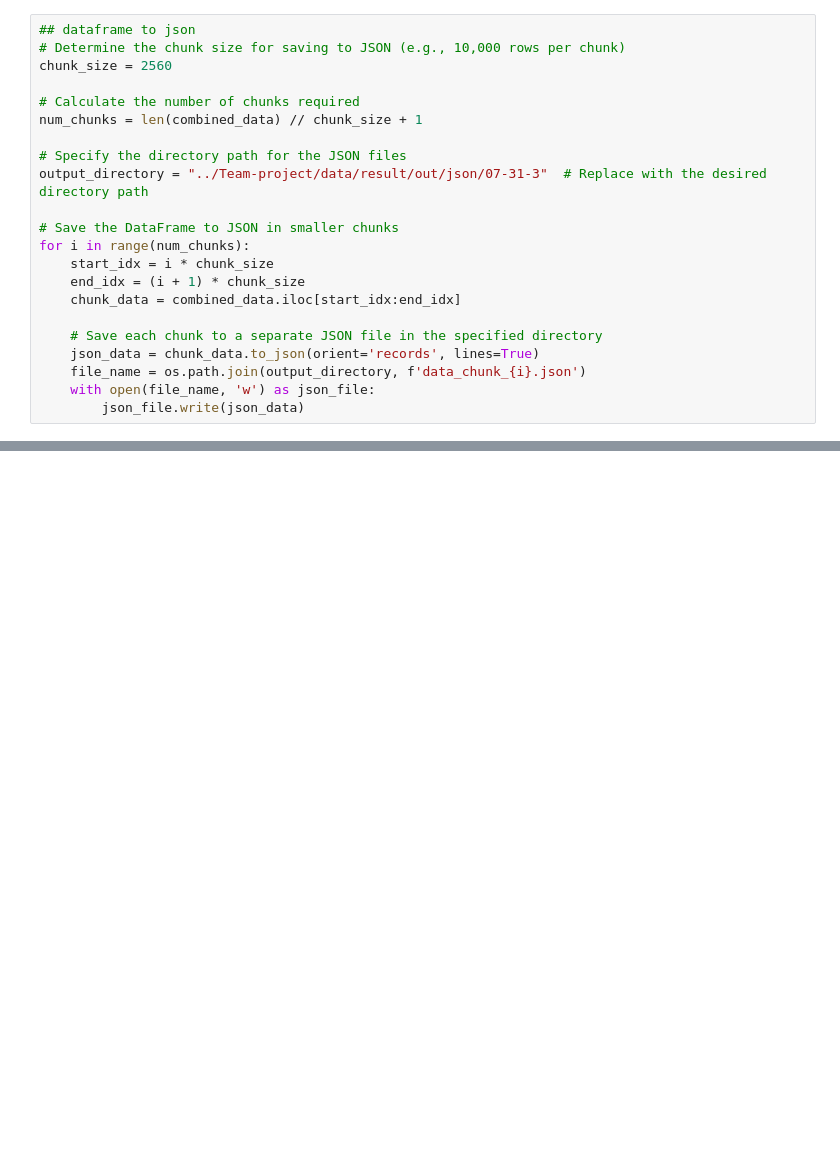
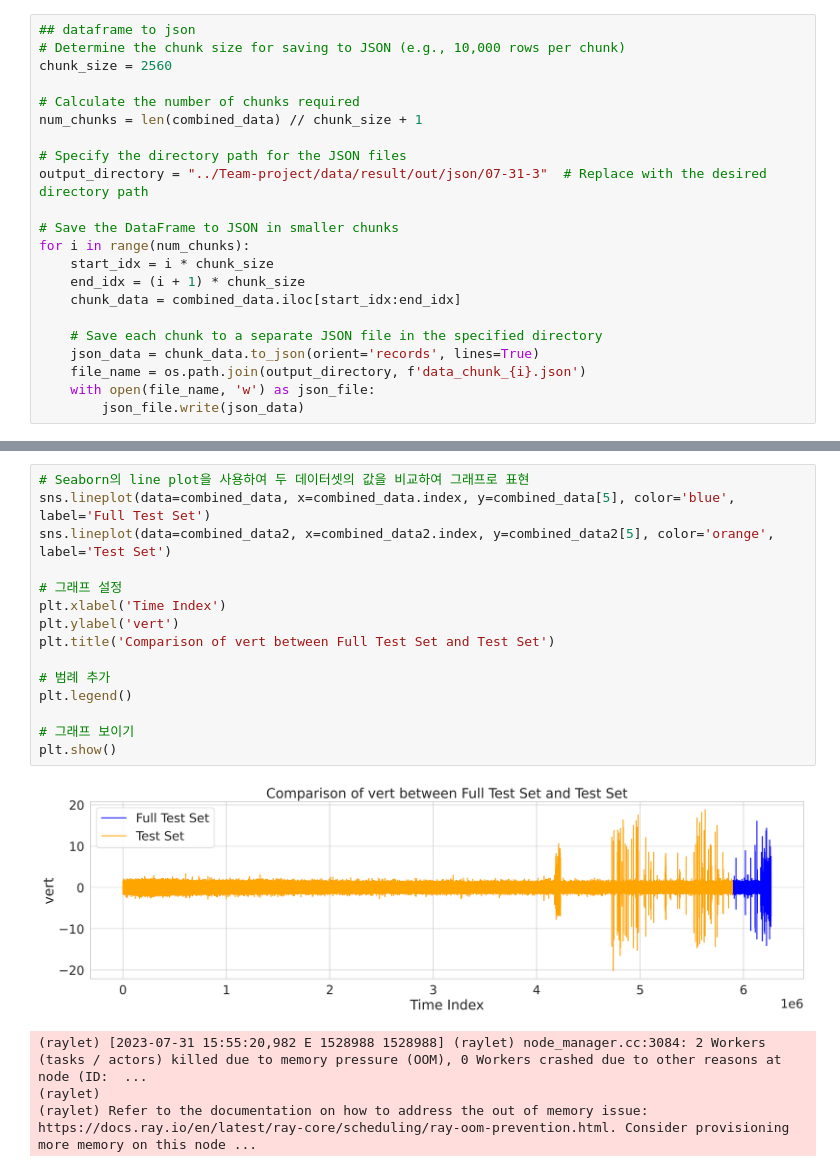
Before and after one commit to choi4624/SWbootProject_2023-7, a Jupyter notebook: Team-project/server/bearing1_6.ipynb, the cells around one changed output, grey strips where cells are left out. Saved outputs shown, nothing was run; the diff lists cells and outputs as text; blank space fills up the shorter version.

```diff
--- a/Team-project/server/bearing1_6.ipynb
+++ b/Team-project/server/bearing1_6.ipynb
@@ -221,0 +340,20 @@ for i in range(num_chunks):
+# %%
+# Seaborn의 line plot을 사용하여 두 데이터셋의 값을 비교하여 그래프로 표현
+sns.lineplot(data=combined_data, x=combined_data.index, y=combined_data[5], color='blue', label='Full Test Set')
+sns.lineplot(data=combined_data2, x=combined_data2.index, y=combined_data2[5], color='orange', label='Test Set')
+
+# 그래프 설정
+plt.xlabel('Time Index')
+plt.ylabel('vert')
+plt.title('Comparison of vert between Full Test Set and Test Set')
+
+# 범례 추가
+plt.legend()
+
+# 그래프 보이기
+plt.show()
+# %% [output]
+[figure, added]
+(raylet) [2023-07-31 15:55:20,982 E 1528988 1528988] (raylet) node_manager.cc:3084: 2 Workers (tasks / actors) killed due to memory pressure (OOM), 0 Workers crashed due to other reasons at node (ID:  ...
+(raylet)
+(raylet) Refer to the documentation on how to address the out of memory issue: https://docs.ray.io/en/latest/ray-core/scheduling/ray-oom-prevention.html. Consider provisioning more memory on this node ...
```
Also changed, not shown: parts of 6 cells of this notebook.
